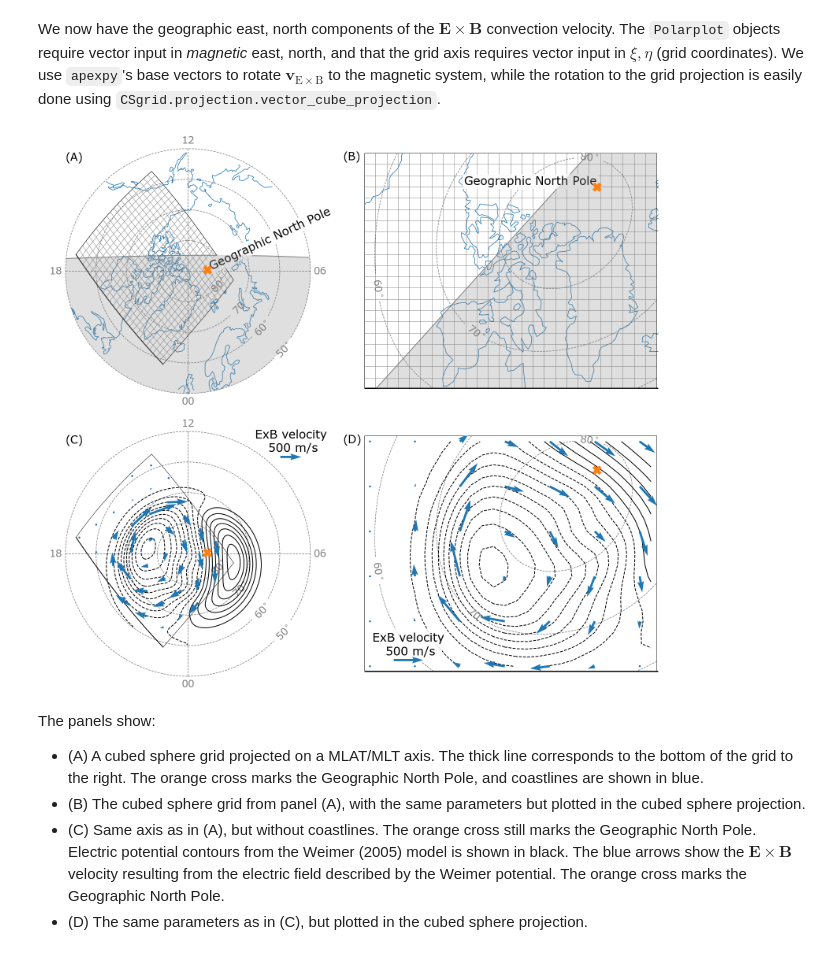
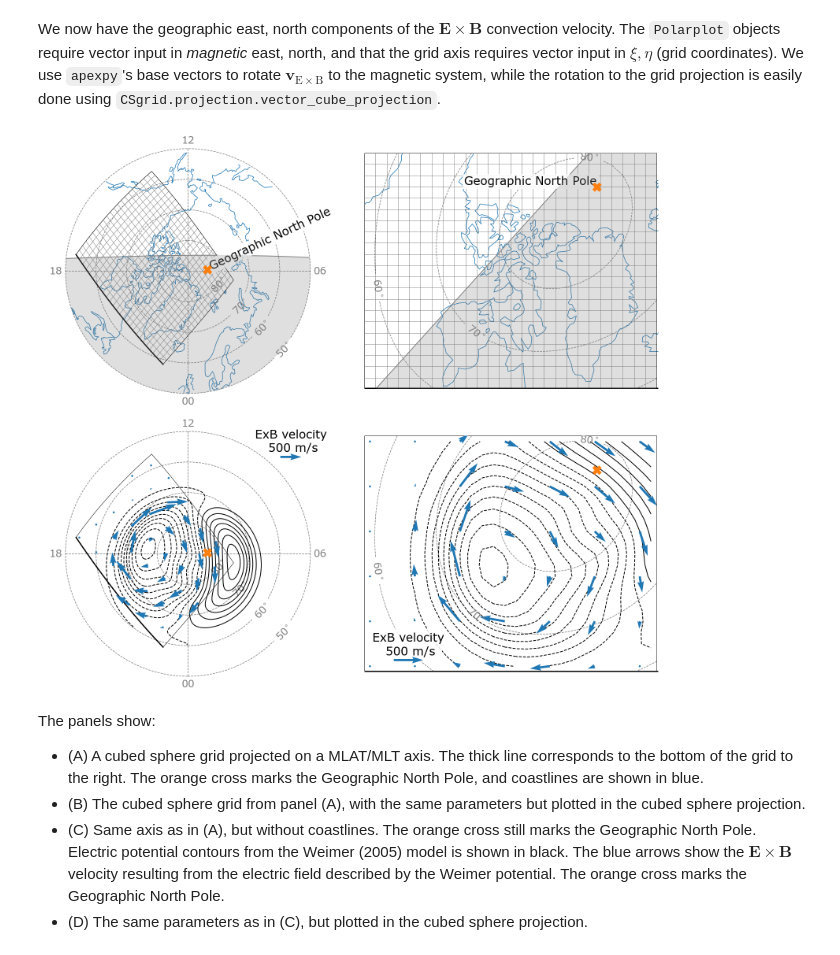
Before and after one commit to klaundal/lompe, a Jupyter notebook: examples/code_paper_figures/05_Visualization_with_Polarplot.ipynb, the cells around one changed output. Saved outputs shown, nothing was run; the diff lists cells and outputs as text; code cells hidden in the pictures.

```diff
--- a/examples/code_paper_figures/05_Visualization_with_Polarplot.ipynb
+++ b/examples/code_paper_figures/05_Visualization_with_Polarplot.ipynb
@@ -257,38 +257,38 @@ v_emag = np.einsum('ij,ij->j', f1, v_geo) # Richmond (1995) equations (7.12) and
 v_nmag = np.einsum('ij,ij->j', f2, v_geo)
 
 qkey = {'X':.85, 'Y':.86, 'U':500, 'label':"ExB velocity\n 500 m/s", 'labelpos':'N',
         'fontproperties':{'size':30}, 'zorder':3} # quiver key properties
 SKIP = 15
 pax2.quiver(mlat.flatten()[::SKIP], mlt.flatten()[::SKIP], v_nmag[::SKIP], v_emag[::SKIP],
             qkeyproperties=qkey, scale=7000, color='C0', zorder=2)                          # like plt.quiver
 
 # on grid axis
 vxi, veta = grid.projection.vector_cube_projection(v_e.flatten(), v_n.flatten(),
                                                    grid.lon.flatten(), grid.lat.flatten(), return_xi_eta=False)
 vxi, veta = vxi.reshape(grid.shape), veta.reshape(grid.shape)
 SKIP = 4
 quiv = axs['grid2'].quiver(grid.xi[::SKIP, ::SKIP], grid.eta[::SKIP, ::SKIP], vxi[::SKIP, ::SKIP],
                            veta[::SKIP, ::SKIP], scale = 5000, color = 'C0', zorder=3)
 gridqkwargs = {'X':.15, 'Y':.05}
 qkey.update(gridqkwargs)
 axs['grid2'].quiverkey(quiv, **qkey)
 axs['grid2'].fill_between([-.4,-.2], [-.3], [-.21], edgecolor='face', color='white', zorder=3, alpha=.85)
 
 # add subfigure letters
-axs['polar' ].text(-1,    0.9, '(A)', fontsize=28)
-axs['grid'  ].text(-0.47, 0.3, '(B)', fontsize=28)
-axs['polar2'].text(-1,    0.9, '(C)', fontsize=28)
-axs['grid2' ].text(-0.47, 0.3, '(D)', fontsize=28)
+#axs['polar' ].text(-1,    0.9, '(A)', fontsize=28)
+#axs['grid'  ].text(-0.47, 0.3, '(B)', fontsize=28)
+#axs['polar2'].text(-1,    0.9, '(C)', fontsize=28)
+#axs['grid2' ].text(-0.47, 0.3, '(D)', fontsize=28)
 
 fig.subplots_adjust(hspace=0.05, wspace=.1, left=0, right=.99, bottom=.016, top=.99)
 
 # save figure
 fig.savefig('./output_figures/05Polarplotexample.png')
 fig.savefig('./output_figures/05Polarplotexample.pdf')
 
 fig
 # %% [output]
-[figure, old version]
+[figure, new version]
 # %% [markdown]
 The panels show:
 - (A) A cubed sphere grid projected on a MLAT/MLT axis. The thick line corresponds to the bottom of the grid to the right. The orange cross marks the Geographic North Pole, and coastlines are shown in blue.
```
Also changed, not shown: parts of 4 cells of this notebook, 15 other files.
